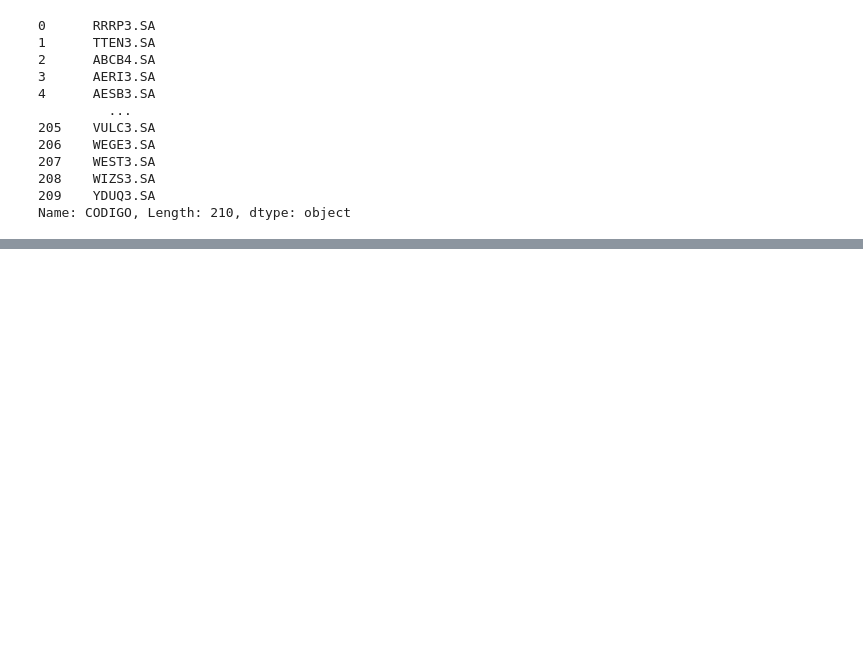
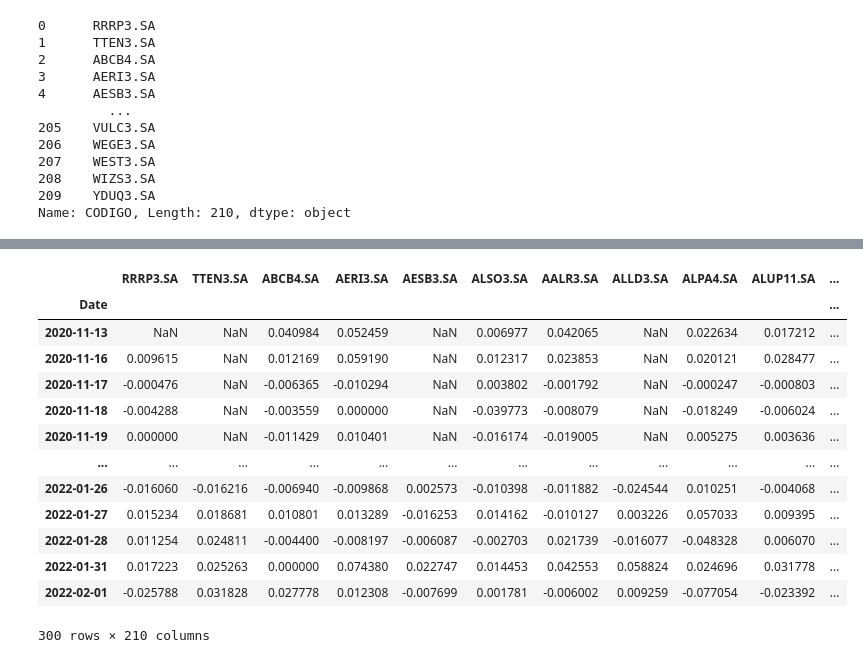
Before and after one commit to caiquemiranda/python-algo-trading, a Jupyter notebook: carteira-ativos/carteira_ativos.ipynb, the cells around one changed output, grey strips where cells are left out. Drawn from its saved outputs; the diff is of its cells as text; code cells hidden in the pictures; blank space fills up the shorter version.

Commit message:
plot informações dos ativos

```diff
--- a/carteira-ativos/carteira_ativos.ipynb
+++ b/carteira-ativos/carteira_ativos.ipynb
@@ -40,0 +71,9 @@ Name: CODIGO, Length: 210, dtype: object
+# %%
+dicionarioAtivos = {}
+# %%
+for t in tickers:
+    try:
+        dicionarioAtivos[t] = pegar_dados(t)
+
+    except:
+        print(f'NÃO FOI FEITA A COLETA DO ATIVO : {t}')
@@ -40,0 +118,27 @@ Name: CODIGO, Length: 210, dtype: object
+# %%
+retornos_ativos = pd.DataFrame()
+# %%
+for chave in dicionarioAtivos.keys():
+    try:
+        data = pd.DataFrame(dicionarioAtivos[chave])
+        retornos_ativos[chave] = data['Adj Close'].pct_change()
+
+    except:
+        print('NÃO FOI FEITO O CALCULOS DOS RETORNOS')
+# %%
+retornos_ativos
+# %% [output]
+|  | RRRP3.SA | TTEN3.SA | ABCB4.SA | AERI3.SA | AESB3.SA | ALSO3.SA | AALR3.SA | ALLD3.SA | ALPA4.SA | ALUP11.SA | ... |
+| Date |  |  |  |  |  |  |  |  |  |  | ... |
+| 2020-11-13 | NaN | NaN | 0.040984 | 0.052459 | NaN | 0.006977 | 0.042065 | NaN | 0.022634 | 0.017212 | ... |
+| 2020-11-16 | 0.009615 | NaN | 0.012169 | 0.059190 | NaN | 0.012317 | 0.023853 | NaN | 0.020121 | 0.028477 | ... |
+| 2020-11-17 | -0.000476 | NaN | -0.006365 | -0.010294 | NaN | 0.003802 | -0.001792 | NaN | -0.000247 | -0.000803 | ... |
+| 2020-11-18 | -0.004288 | NaN | -0.003559 | 0.000000 | NaN | -0.039773 | -0.008079 | NaN | -0.018249 | -0.006024 | ... |
+| 2020-11-19 | 0.000000 | NaN | -0.011429 | 0.010401 | NaN | -0.016174 | -0.019005 | NaN | 0.005275 | 0.003636 | ... |
+| ... | ... | ... | ... | ... | ... | ... | ... | ... | ... | ... | ... |
+| 2022-01-26 | -0.016060 | -0.016216 | -0.006940 | -0.009868 | 0.002573 | -0.010398 | -0.011882 | -0.024544 | 0.010251 | -0.004068 | ... |
+| 2022-01-27 | 0.015234 | 0.018681 | 0.010801 | 0.013289 | -0.016253 | 0.014162 | -0.010127 | 0.003226 | 0.057033 | 0.009395 | ... |
+| 2022-01-28 | 0.011254 | 0.024811 | -0.004400 | -0.008197 | -0.006087 | -0.002703 | 0.021739 | -0.016077 | -0.048328 | 0.006070 | ... |
+| 2022-01-31 | 0.017223 | 0.025263 | 0.000000 | 0.074380 | 0.022747 | 0.014453 | 0.042553 | 0.058824 | 0.024696 | 0.031778 | ... |
+| 2022-02-01 | -0.025788 | 0.031828 | 0.027778 | 0.012308 | -0.007699 | 0.001781 | -0.006002 | 0.009259 | -0.077054 | -0.023392 | ... |
+300 rows × 210 columns
```
Also changed, not shown: parts of 31 cells of this notebook.
